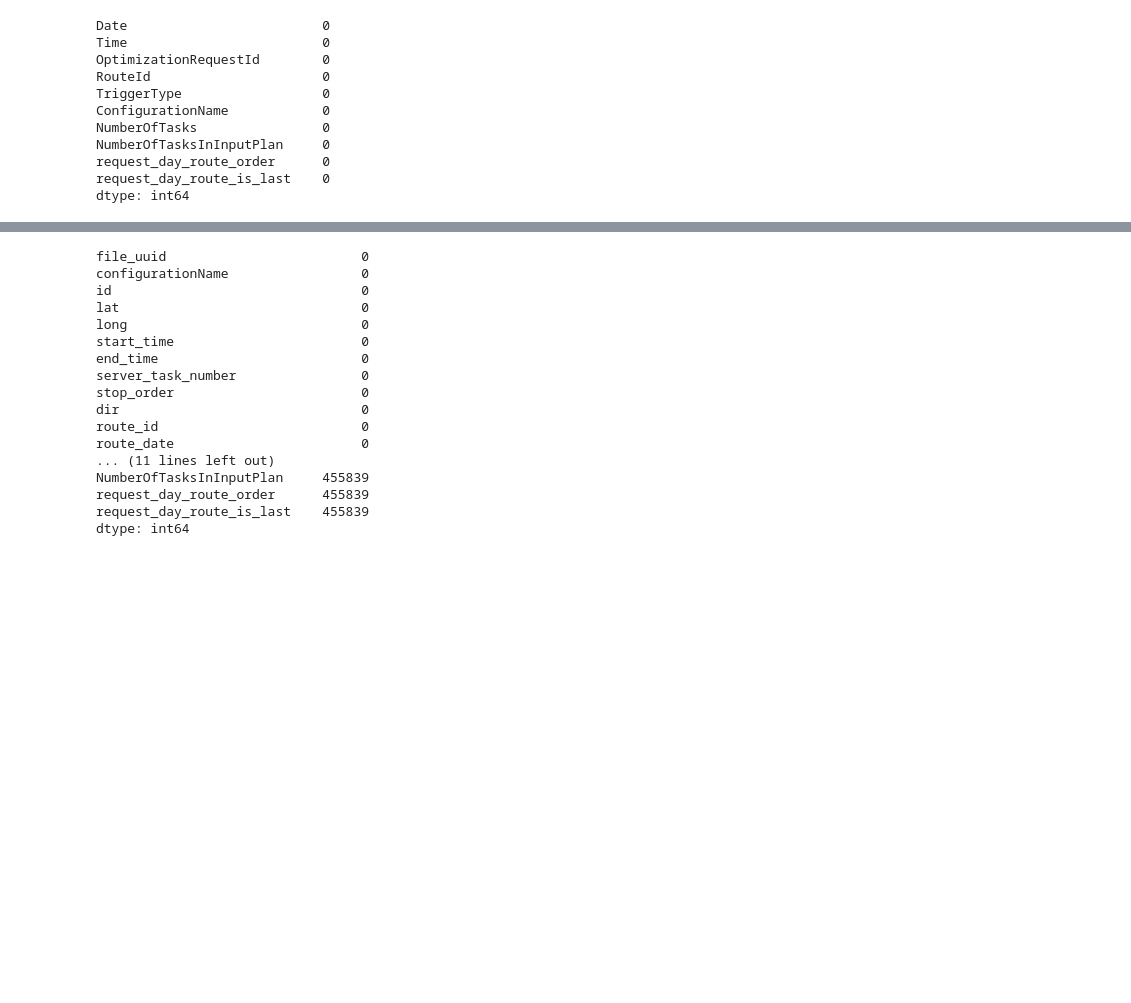
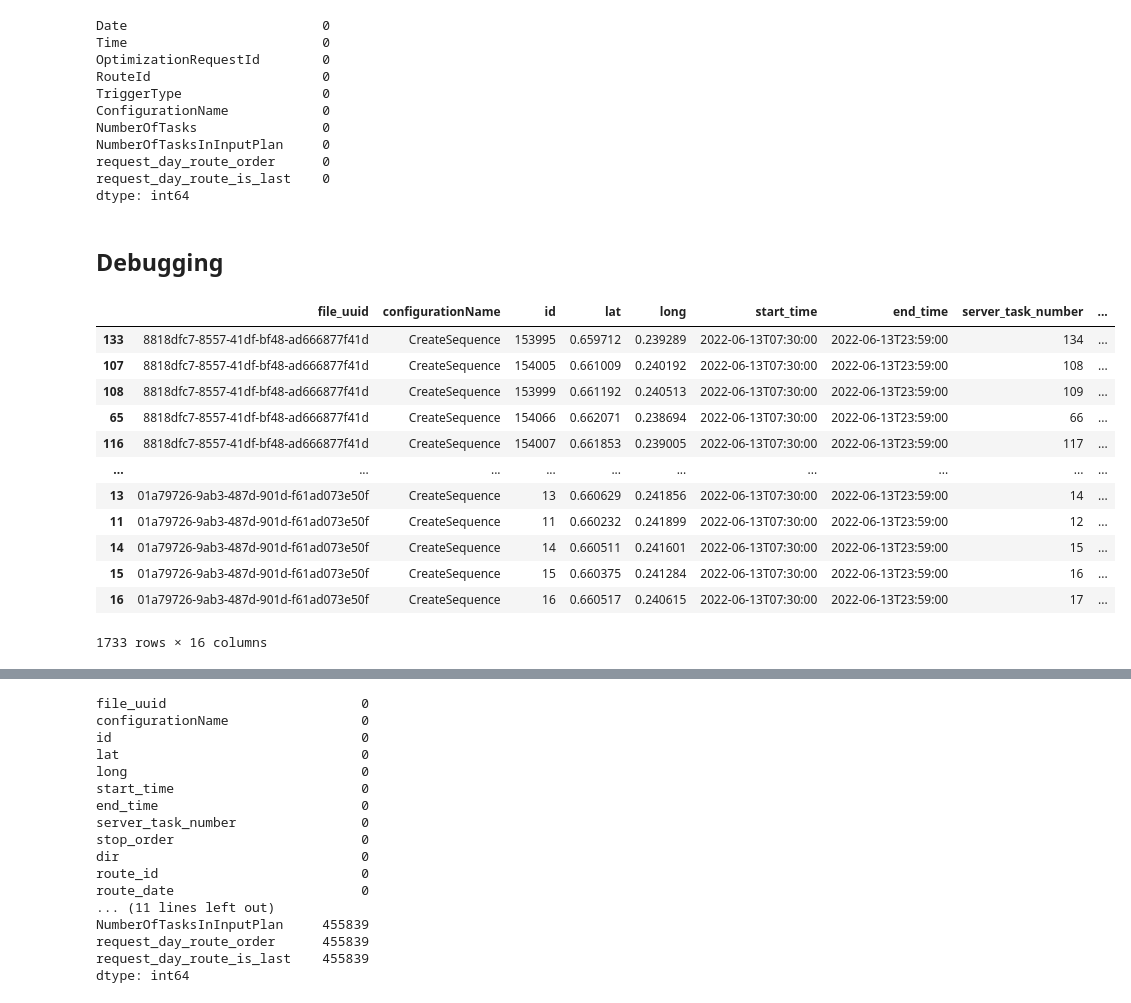
Before and after one commit to Frederic-P/learning-driver-preferences, a Jupyter notebook: notebooks/1 - data extraction.ipynb, the cells around one changed output, grey strips where cells are left out. Saved outputs shown, nothing was run; the diff lists cells and outputs as text; code cells hidden in the pictures; blank space fills up the shorter version.

```diff
--- a/notebooks/1 - data extraction.ipynb
+++ b/notebooks/1 - data extraction.ipynb
@@ -304,3 +251,5 @@ NumberOfTasksInInputPlan     0
 request_day_route_order      0
 request_day_route_is_last    0
 dtype: int64
+# %% [markdown]
+## Debugging
@@ -306,0 +260,17 @@ dtype: int64
+# %%
+
+df_requests.query('dir==@inspect_routedayid')
+# %% [output]
+|  | file_uuid | configurationName | id | lat | long | start_time | end_time | server_task_number | ... |
+| 133 | 8818dfc7-8557-41df-bf48-ad666877f41d | CreateSequence | 153995 | 0.659712 | 0.239289 | 2022-06-13T07:30:00 | 2022-06-13T23:59:00 | 134 | ... |
+| 107 | 8818dfc7-8557-41df-bf48-ad666877f41d | CreateSequence | 154005 | 0.661009 | 0.240192 | 2022-06-13T07:30:00 | 2022-06-13T23:59:00 | 108 | ... |
+| 108 | 8818dfc7-8557-41df-bf48-ad666877f41d | CreateSequence | 153999 | 0.661192 | 0.240513 | 2022-06-13T07:30:00 | 2022-06-13T23:59:00 | 109 | ... |
+| 65 | 8818dfc7-8557-41df-bf48-ad666877f41d | CreateSequence | 154066 | 0.662071 | 0.238694 | 2022-06-13T07:30:00 | 2022-06-13T23:59:00 | 66 | ... |
+| 116 | 8818dfc7-8557-41df-bf48-ad666877f41d | CreateSequence | 154007 | 0.661853 | 0.239005 | 2022-06-13T07:30:00 | 2022-06-13T23:59:00 | 117 | ... |
+| ... | ... | ... | ... | ... | ... | ... | ... | ... | ... |
+| 13 | 01a79726-9ab3-487d-901d-f61ad073e50f | CreateSequence | 13 | 0.660629 | 0.241856 | 2022-06-13T07:30:00 | 2022-06-13T23:59:00 | 14 | ... |
+| 11 | 01a79726-9ab3-487d-901d-f61ad073e50f | CreateSequence | 11 | 0.660232 | 0.241899 | 2022-06-13T07:30:00 | 2022-06-13T23:59:00 | 12 | ... |
+| 14 | 01a79726-9ab3-487d-901d-f61ad073e50f | CreateSequence | 14 | 0.660511 | 0.241601 | 2022-06-13T07:30:00 | 2022-06-13T23:59:00 | 15 | ... |
+| 15 | 01a79726-9ab3-487d-901d-f61ad073e50f | CreateSequence | 15 | 0.660375 | 0.241284 | 2022-06-13T07:30:00 | 2022-06-13T23:59:00 | 16 | ... |
+| 16 | 01a79726-9ab3-487d-901d-f61ad073e50f | CreateSequence | 16 | 0.660517 | 0.240615 | 2022-06-13T07:30:00 | 2022-06-13T23:59:00 | 17 | ... |
+1733 rows × 16 columns
```
Also changed, not shown: parts of 9 cells of this notebook, 1 other file.
